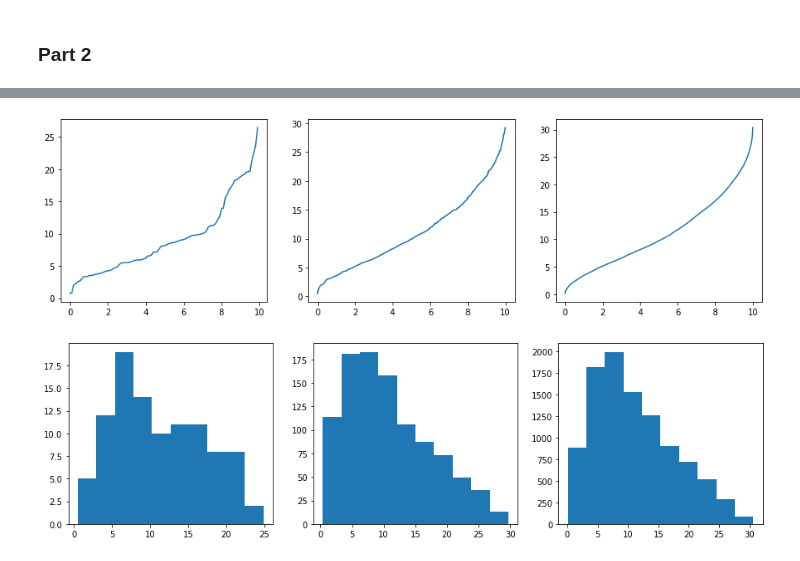
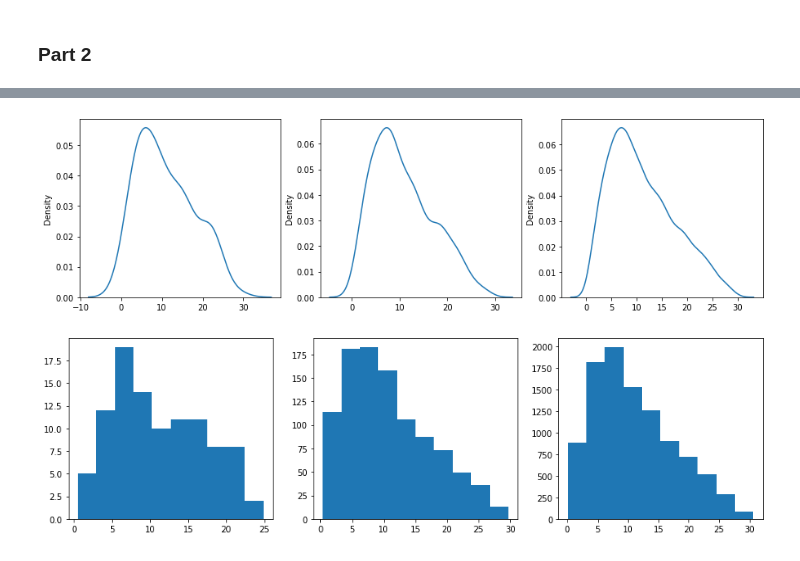
Before and after one commit to livasan/Individual_project, a Jupyter notebook: Individual project.ipynb, the cells around one changed output, grey strips where cells are left out. Saved outputs shown, nothing was run; the diff lists cells and outputs as text; code cells hidden in the pictures.

```diff
--- a/Individual project.ipynb
+++ b/Individual project.ipynb
@@ -140,18 +140,18 @@ for n in [100, 1000, 10000]:
 # %%
 plt.figure(figsize=(15, 4))
 
 plt.subplot(1, 3, 1)
-plt.plot(np.arange(0, 10, 0.1), np.sort(distance_line(100)))
+sns.kdeplot(np.sort(distance_line(100)))
 
 plt.subplot(1, 3, 2)
-plt.plot(np.arange(0, 10, 0.01), np.sort(distance_line(1000)))
+sns.kdeplot(np.sort(distance_line(1000)))
 
 plt.subplot(1, 3, 3)
-plt.plot(np.arange(0, 10, 0.001), np.sort(distance_line(10000)))
+sns.kdeplot(np.sort(distance_line(10000)))
 
 plt.show()
 # %% [output]
-[figure, old version]
+[figure, new version]
 # %%
 plt.figure(figsize=(15, 4))
 
```
Also changed, not shown: parts of 16 cells of this notebook.
